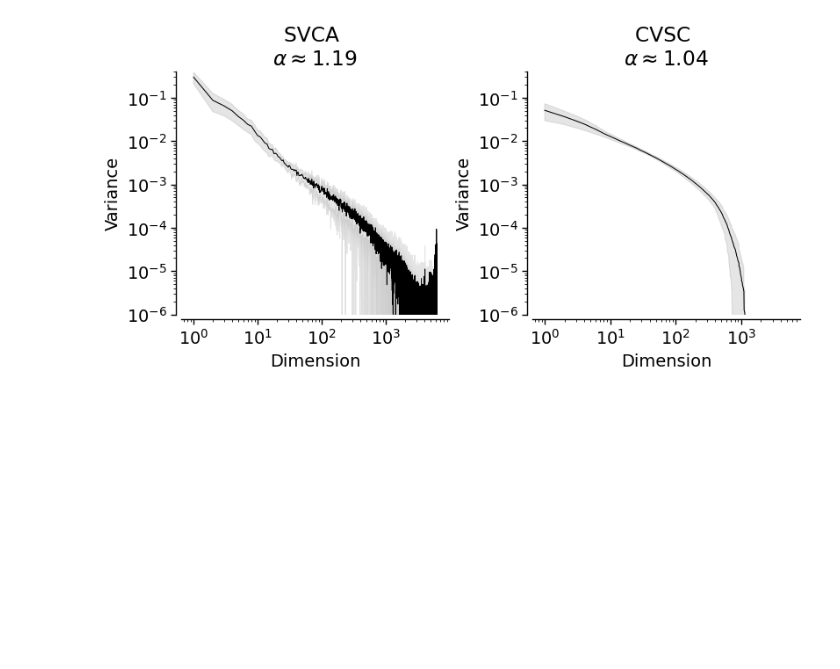
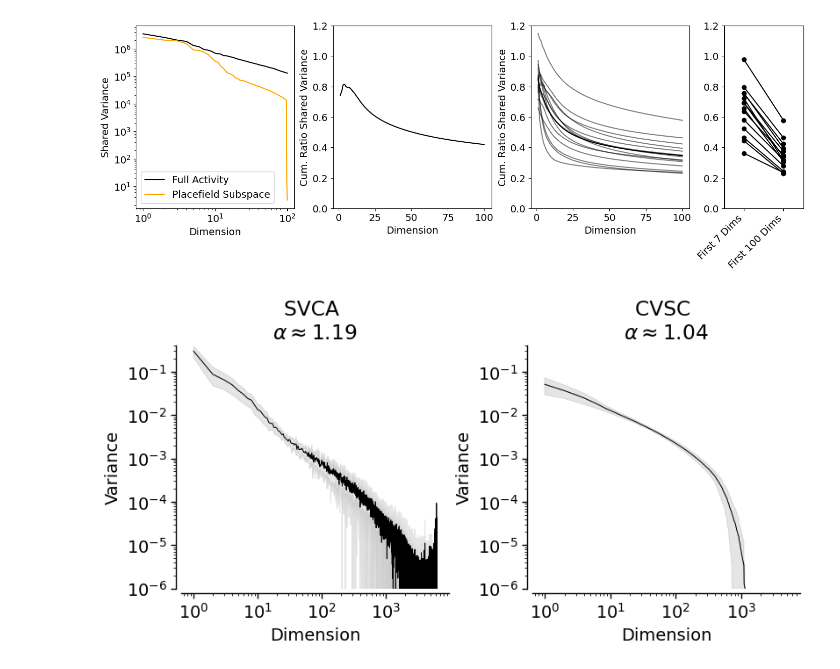
Before and after one commit to landoskape/vrAnalysis, a Jupyter notebook: dimensionality_manuscript/svca.ipynb, the cells around one changed output. Drawn from its saved outputs; the diff is of its cells as text; code cells hidden in the pictures; blank space fills up the shorter version.

```diff
--- a/dimensionality_manuscript/svca.ipynb
+++ b/dimensionality_manuscript/svca.ipynb
@@ -27,3 +30,9 @@ sessiondb = get_database("vrSessions")
 registry = PopulationRegistry()
 
 device = torch.device("cuda" if torch.cuda.is_available() else "cpu")
+# %%
+cfg = SVCAConfig()
+
+sessions = sessiondb.iter_sessions(imaging=True)
+store = ResultsStore()
+results = ResultsAggregator(SVCAConfig, store, sessions)
@@ -30,3 +46,71 @@ device = torch.device("cuda" if torch.cuda.is_available() else "cpu")
+# %%
+# Initial "main" plot
+num_envs = 1
+idx_example = 9
+subspace_name = "covcov_subspace"
+full_color = "black"
+placefield_color = "orange"
+beewidth = 0.25
+init_dims = 7
+num_dims = int(100 * num_envs)
+
+# Get results and filter to only use those with desired num_envs
+result, param_sizes = results.sel(return_param_sizes=True, smooth_width=None, subspace_name=subspace_name)
+idx_to_use = np.sum(~np.isnan(result["variance_placefields"]), axis=-1) == (num_envs * 100)
+trials = np.array([ses.num_trials for ises, ses in enumerate(results.sessions) if idx_to_use[ises]])
+
+# Filter results to only use those with desired num_envs
+env_result = {k: v[idx_to_use][:, :num_dims] if v.ndim > 1 else v[idx_to_use] for k, v in result.items()}
+mouse_names = np.array([session.mouse_name for ises, session in enumerate(results.sessions) if idx_to_use[ises]])
+unique_mice = np.unique(mouse_names)
+num_mice = len(unique_mice)
+mouse_env_result = {k: np.stack([np.mean(env_result[k][mouse_names == mouse], axis=0) for mouse in unique_mice], axis=0) for k in env_result}
+
+# Mouse trial data
+mouse_avg_trials = np.array([np.mean(trials[mouse_names == mouse]) for mouse in unique_mice])
+mouse_max_trials = np.array([np.max(trials[mouse_names == mouse]) for mouse in unique_mice])
+mouse_min_trials = np.array([np.min(trials[mouse_names == mouse]) for mouse in unique_mice])
+
+# Plot data
+xvals = np.arange(num_dims) + 1
+normex = 1.0  # np.nansum(env_result["variance_activity"][idx_example][:num_dims])
+exvaract = env_result["variance_activity"][idx_example][:num_dims] / normex
+exvarpf = env_result["variance_placefields"][idx_example][:num_dims] / normex
+
+normall = 1.0  # np.nansum(mouse_env_result["variance_activity"], axis=1, keepdims=True)
+allvaract = mouse_env_result["variance_activity"] / normall
+allvarpf = mouse_env_result["variance_placefields"] / normall
+
+plt.close("all")
+fig, ax = plt.subplots(1, 4, figsize=(14, 5), layout="constrained", width_ratios=[1, 1, 1, 0.5])
+ax[0].plot(xvals, exvaract, label="Full Activity", color=full_color)
+ax[0].plot(xvals, exvarpf, label="Placefield Subspace", color=placefield_color)
+ax[0].set_xlabel("Dimension")
+ax[0].set_ylabel("Shared Variance")
+ax[0].set_xscale("log")
+ax[0].set_yscale("log")
+ax[0].legend()
+
+ax[1].plot(xvals, np.cumsum(exvarpf) / np.cumsum(exvaract), label="Ratio PF Subspace", color=full_color)
+ax[1].set_xlabel("Dimension")
+ax[1].set_ylabel("Cum. Ratio Shared Variance")
+ax[1].set_ylim(0, 1.2)
+
+allratio = np.cumsum(allvarpf, axis=1) / np.cumsum(allvaract, axis=1)
+ax[2].plot(xvals, allratio.T, label="Ratio PF Subspace", color=(full_color, 0.5))
+ax[2].plot(xvals, np.mean(allratio, axis=0), label="Mean Ratio PF Subspace", color=full_color)
+ax[2].set_xlabel("Dimension")
+ax[2].set_ylabel("Cum. Ratio Shared Variance")
+ax[2].set_ylim(0, 1.2)
+
+ax[3].plot([0, 1], allratio[:, [init_dims, -1]].T, "o-", color=full_color)
+ax[3].set_xlim(-0.5, 1.5)
+ax[3].set_ylim(0, 1.2)
+ax[3].set_xticks([0, 1])
+ax[3].set_xticklabels([f"First {init_dims} Dims", f"First {num_dims} Dims"], rotation=45, ha="right")
+plt.show()
+# %% [output]
+[figure, added]
 # %%
 SUBSPACE_NAMES: list[SubspaceName] = [
     "svca_subspace",
```
Also changed, not shown: parts of 6 cells of this notebook, 11 other files.
